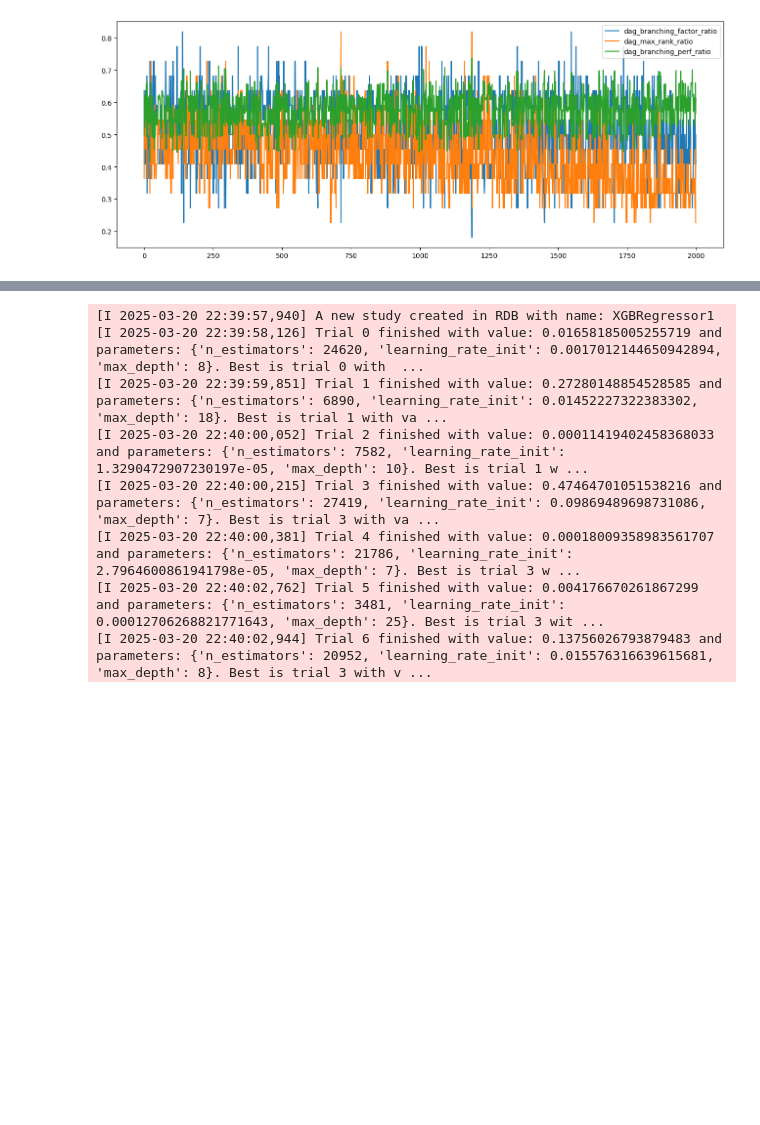
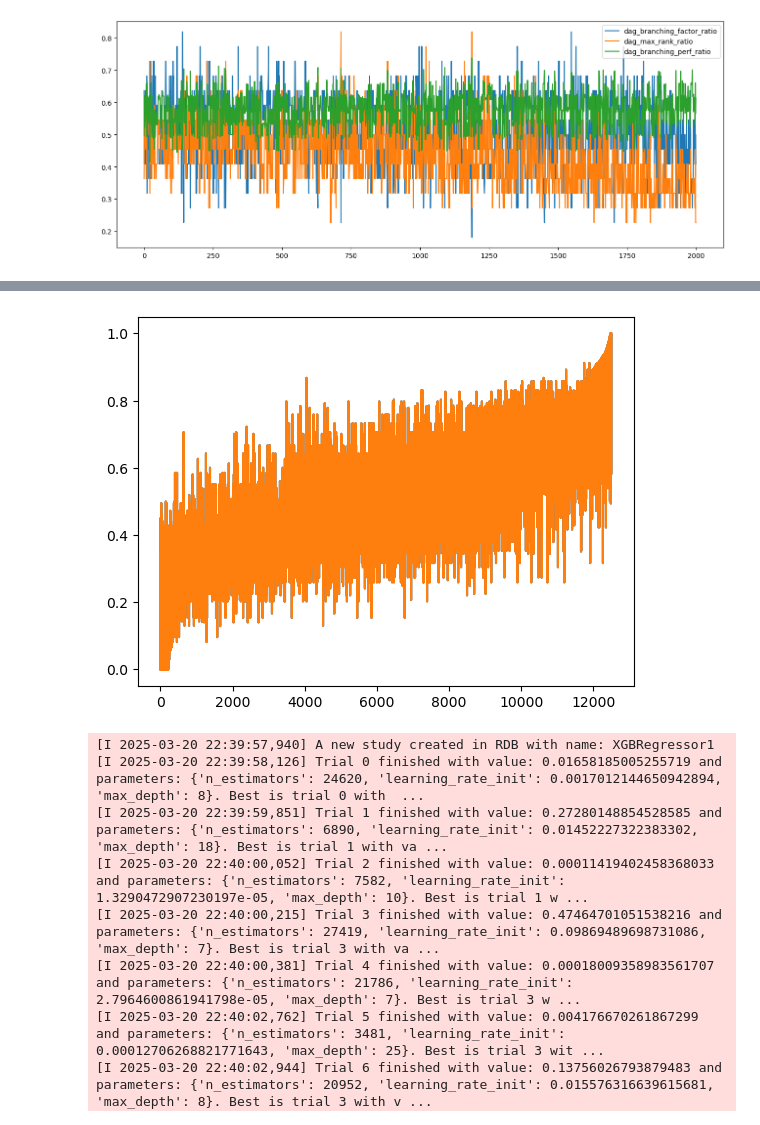
Before and after one commit to YannCharbon/DAGFastSimulator, a Jupyter notebook: EmpiricalPerfEvaluationML.ipynb, the cells around one changed output, grey strips where cells are left out. Saved outputs shown, nothing was run; the diff lists cells and outputs as text; code cells hidden in the pictures; blank space fills up the shorter version.

```diff
--- a/EmpiricalPerfEvaluationML.ipynb
+++ b/EmpiricalPerfEvaluationML.ipynb
@@ -409,3 +487,17 @@ plt.show()
+# %%
+from sklearn.isotonic import IsotonicRegression
+
+iso_reg = IsotonicRegression(out_of_bounds='clip', y_min=0, y_max=1.0, increasing='auto')
+y_pred_calibrated = iso_reg.fit_transform(y_pred, y_test)
+
+y_sorted_indices = np.argsort(y_test)
+
+plt.figure()
+plt.plot(y_pred_calibrated[y_sorted_indices])
+plt.plot(y_pred_calibrated[y_sorted_indices])
+plt.show()
+# %% [output]
+[figure, added]
 # %%
 # Objective function for Optuna
 def objective(trial):
```
Also changed, not shown: parts of 7 cells of this notebook, 4 other files.
